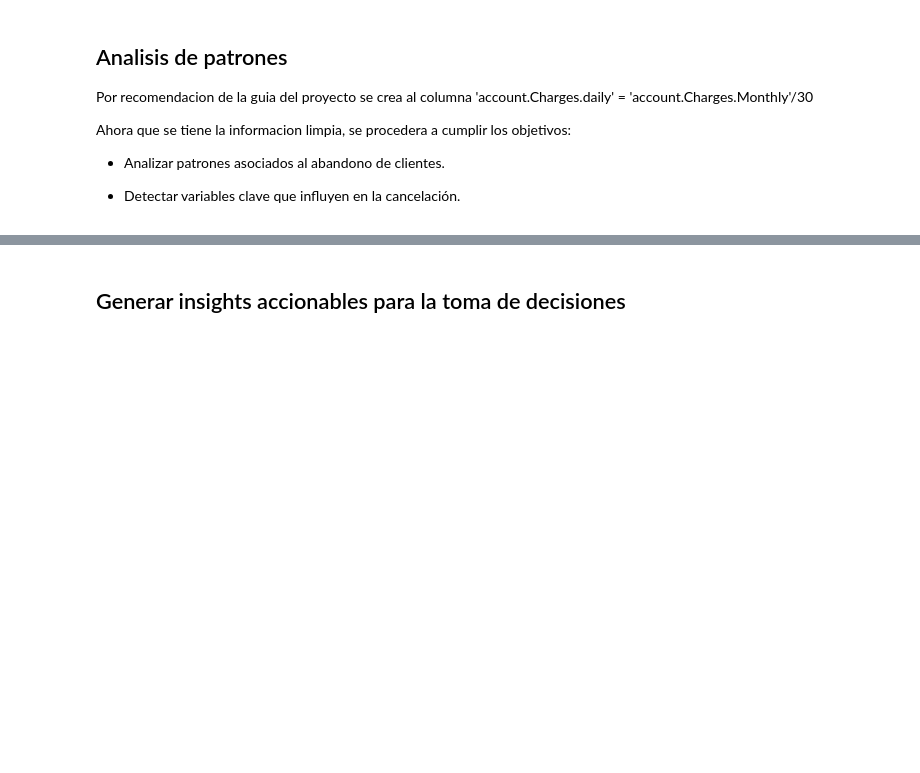
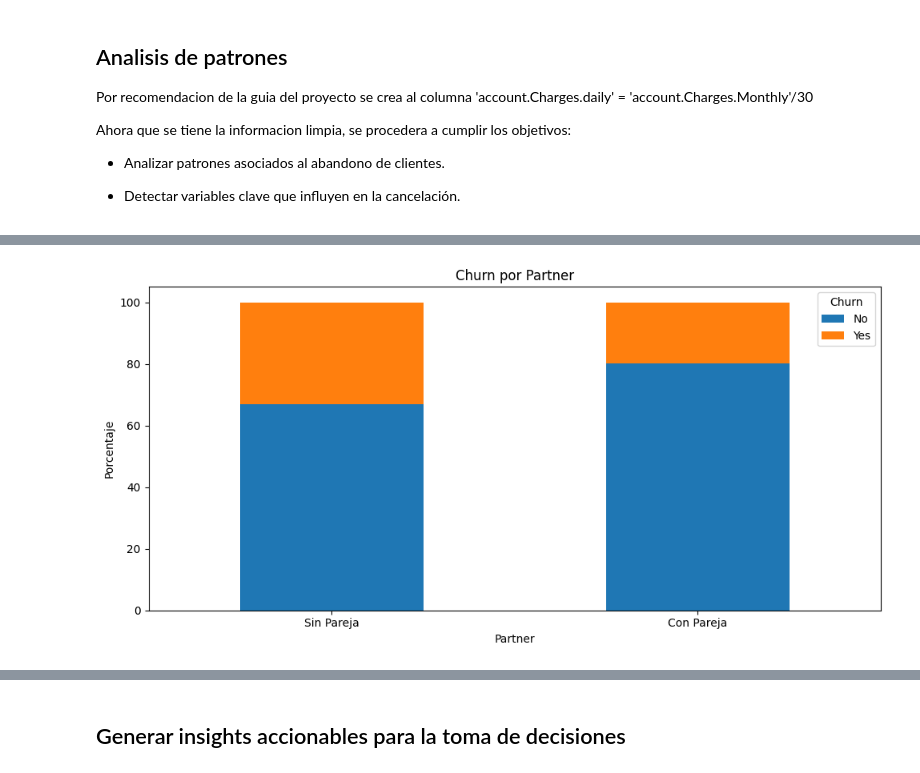
Before and after one commit to JCSR2022/challenge2-data-science-Alura, a Jupyter notebook: challenge2_data_science_Alura.ipynb, the cells around one changed output, grey strips where cells are left out. Cells and saved outputs as stored; diff of their text form; code cells hidden in the pictures; blank space fills up the shorter version.

```diff
--- a/challenge2_data_science_Alura.ipynb
+++ b/challenge2_data_science_Alura.ipynb
@@ -294,0 +320,5 @@ NameError: name 'data' is not defined
+# %%
+df_Partner = pd.crosstab(data['customer.Partner'], data['Churn'], normalize='index') * 100
+print(f"Clientes sin parejas presentan un porcentaje mayor de Churn: {df_Partner.loc["No","Yes"]:.2f}%")
+analisis_patrones += f"Clientes sin pareja presentan un porcentaje mayor de Churn: {df_Partner.loc["No","Yes"]:.2f}%\n"
+df_Partner
@@ -294,0 +331,14 @@ NameError: name 'data' is not defined
+# %%
+df_Partner.index = ['Sin Pareja','Con Pareja']
+ax = df_Partner.plot(
+    kind='bar',
+    stacked=True,
+    figsize=(10, 5),
+    title='Churn por Partner',
+    ylabel='Porcentaje',
+    xlabel='Partner'
+)
+ax.set_xticklabels(ax.get_xticklabels(), rotation=0)
+plt.tight_layout()
+# %% [output]
+[figure, added]
```
Also changed, not shown: parts of 20 cells of this notebook.
